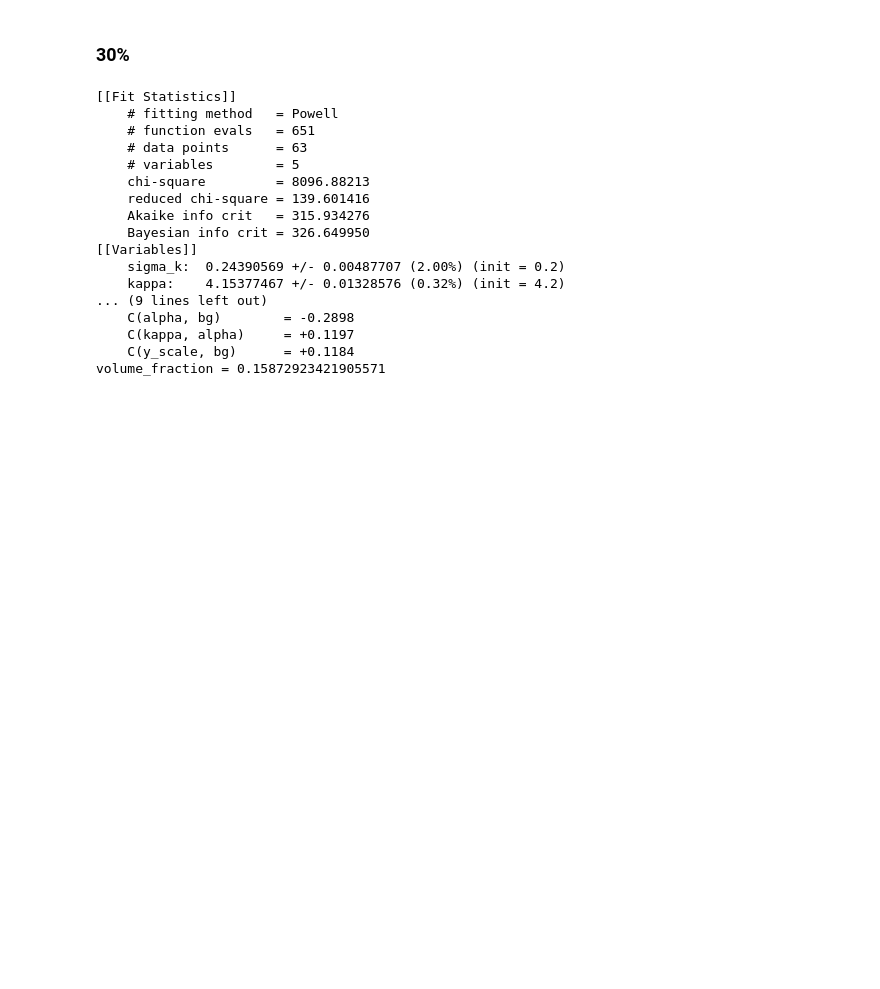
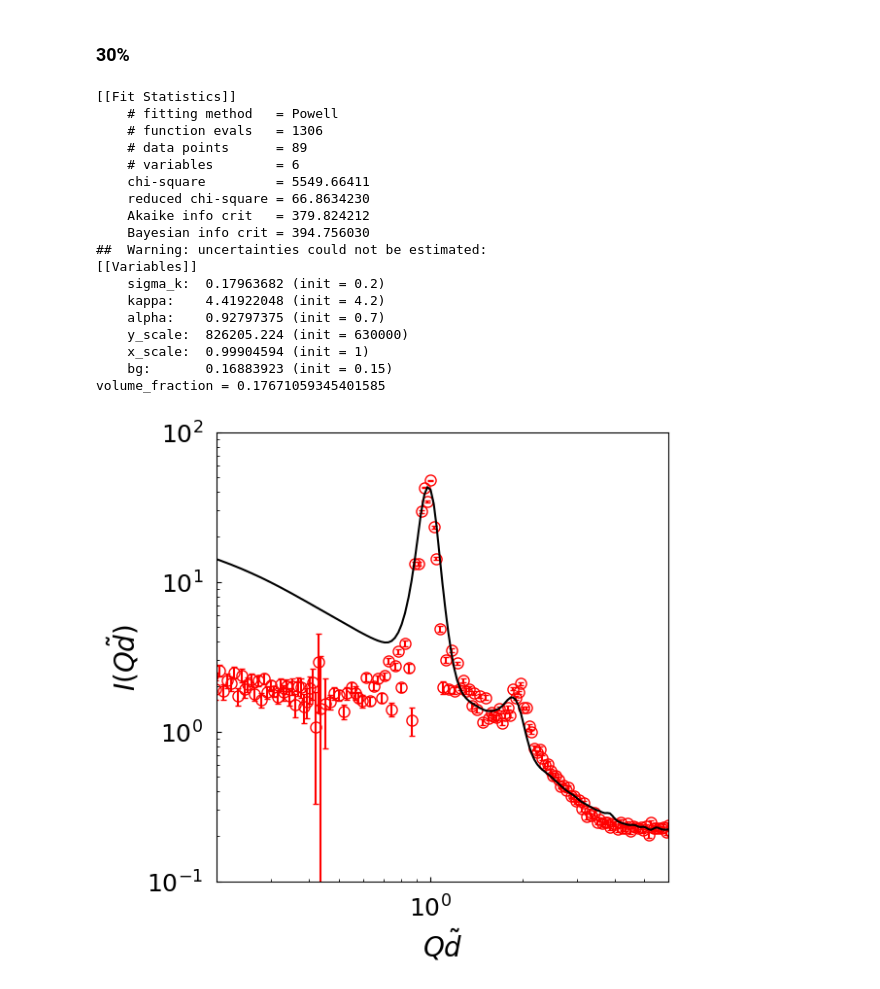
Before and after one commit to ch-tung/Randomwave_ML, a Jupyter notebook: generative_NN/KAN/fit_IQ_exp.ipynb, the cells around one changed output. Drawn from its saved outputs; the diff is of its cells as text; code cells hidden in the pictures; blank space fills up the shorter version.

Commit message:
curvefit

```diff
--- a/generative_NN/KAN/fit_IQ_exp.ipynb
+++ b/generative_NN/KAN/fit_IQ_exp.ipynb
@@ -219,7 +221,7 @@ index_data = 0
 IQ_data = IQ_list[index_data]
 IQ_er_data = IQ_er_list[index_data]
 Q_max = Q_max_list[index_data]
-index_Q = (Q/Q_max>0.8)*(Q/Q_max<3)
+index_Q = (Q/Q_max>0.8)*(Q/Q_max<5)
 
 # create parameters for fitting
 fp_names = ['sigma_k', 'kappa', 'alpha', 'y_scale', 'x_scale', 'bg']
@@ -229,51 +231,79 @@ params.add('sigma_k', value=0.2, min=0.1, max=0.3)
 params.add('kappa', value=4.2, min=4, max=5)
 params.add('alpha', value=0.7, min=0.5, max=1)
 params.add('y_scale', value=6.3e5, min=1e5, max=2e6)
-params.add('x_scale', value=1.0, min=0.9, max=1.1, vary=False)
-params.add('bg', value=0.15, min=0.1, max=0.18)
+params.add('x_scale', value=1.0, min=0.9, max=1.1, vary=True)
+params.add('bg', value=0.15, min=0.1, max=0.2)
 
 ## define loss
 def IQ_th(params, Q):
     v = params.valuesdict()
     x = np.array([np.log(v['sigma_k']),np.log(v['kappa']),v['alpha']])
     x_torch = use_KAN.to_torch_device(x, device=device)
-    log_IQ_KAN = f_IQ_KAN(model_KAN, x_torch, Q)
+    log_IQ_KAN = f_IQ_KAN(model_KAN, x_torch, Q/v['x_scale'])
     IQ_scaled = np.exp(log_IQ_KAN.cpu().detach().numpy())[0]
     return IQ_scaled*v['y_scale']+v['bg']
 
 def lmbda(params, Q, IQ_exp, IQ_er_exp, index_Q=np.arange(len(Q))):
     IQ = IQ_th(params, Q)
     minimizer_target = lambda x, y, z: (np.log(x/y))/np.log(1+z/y)
     # minimizer_target = lambda x, y, z: (x-y)**2
     return minimizer_target(IQ[index_Q],IQ_exp[index_Q],IQ_er_exp[index_Q])
 
 
 # do fit, here with the default leastsq algorithm
 minner = Minimizer(lmbda, params, fcn_args=(Q/Q_max, IQ_data, IQ_er_data, index_Q))
+# result = minner.minimize('emcee')
+result = minner.minimize('powell')
 # result = minner.minimize('nelder')
-result = minner.minimize('powell')
 # result = minner.brute(Ns=12)
 
 # write error report
 report_fit(result)
 result_list.append(result)
 v_result = result.params.valuesdict()
 print('volume_fraction = {}'.format(volume_fraction(v_result['alpha'])))
+
+# fitting targets
+index_data = 0
+Q_max = Q_max_list[index_data]
+# result = result_list[index_data]
+
+IQ_KAN = IQ_th(result.params, Q/Q_max)
+
+## plot fitting results
+fig = plt.figure(figsize=(6,6))
+ax = fig.add_subplot(1,1,1)
+
+ax.plot(Q/Q_max,IQ_data,'or',fillstyle='none',ms=8)
+ax.errorbar(Q/Q_max,IQ_data,IQ_er_data,
+            linestyle='',label=dataname, color = 'r' ,capsize=2)
+# ax.plot(qq_data[index_Q]/np.pi/20,IQ_th(params,qq_data)[index_Q],'k--')
+ax.plot(Q/Q_max,IQ_KAN,'k-')
+
+ax.set_xlabel(r'$Q\tilde{d}$',fontsize=20)
+ax.set_ylabel(r'$I(Q\tilde{d})$',fontsize=20)
+ax.set_yscale('log')
+ax.set_xscale('log')
+ax.set_xlim([0.2,6])
+ax.set_ylim([0.1,100])
+ax.tick_params(direction='in', axis='both', which='both', labelsize=18, pad=10)
 # %% [output]
 [[Fit Statistics]]
     # fitting method   = Powell
-    # function evals   = 651
-    # data points      = 63
-    # variables        = 5
-    chi-square         = 8096.88213
-    reduced chi-square = 139.601416
-    Akaike info crit   = 315.934276
-    Bayesian info crit = 326.649950
+    # function evals   = 1306
+    # data points      = 89
+    # variables        = 6
+    chi-square         = 5549.66411
+    reduced chi-square = 66.8634230
+    Akaike info crit   = 379.824212
+    Bayesian info crit = 394.756030
+##  Warning: uncertainties could not be estimated:
 [[Variables]]
-    sigma_k:  0.24390569 +/- 0.00487707 (2.00%) (init = 0.2)
-    kappa:    4.15377467 +/- 0.01328576 (0.32%) (init = 4.2)
-... (9 lines left out)
-    C(alpha, bg)        = -0.2898
-    C(kappa, alpha)     = +0.1197
-    C(y_scale, bg)      = +0.1184
-volume_fraction = 0.15872923421905571
+    sigma_k:  0.17963682 (init = 0.2)
+    kappa:    4.41922048 (init = 4.2)
+    alpha:    0.92797375 (init = 0.7)
+    y_scale:  826205.224 (init = 630000)
+    x_scale:  0.99904594 (init = 1)
+    bg:       0.16883923 (init = 0.15)
+volume_fraction = 0.17671059345401585
+[figure, added]
```
Also changed, not shown: parts of 7 cells of this notebook, 1 other file.
